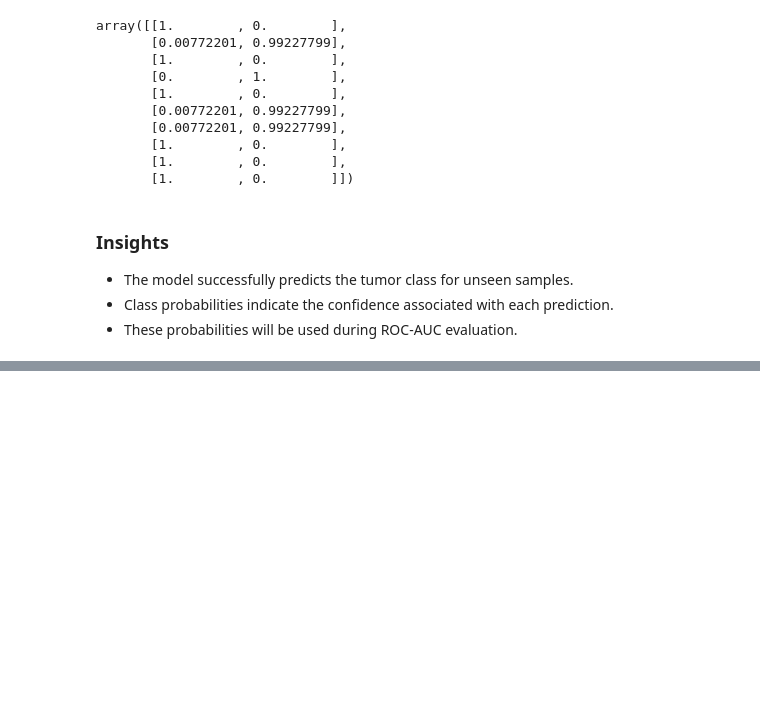
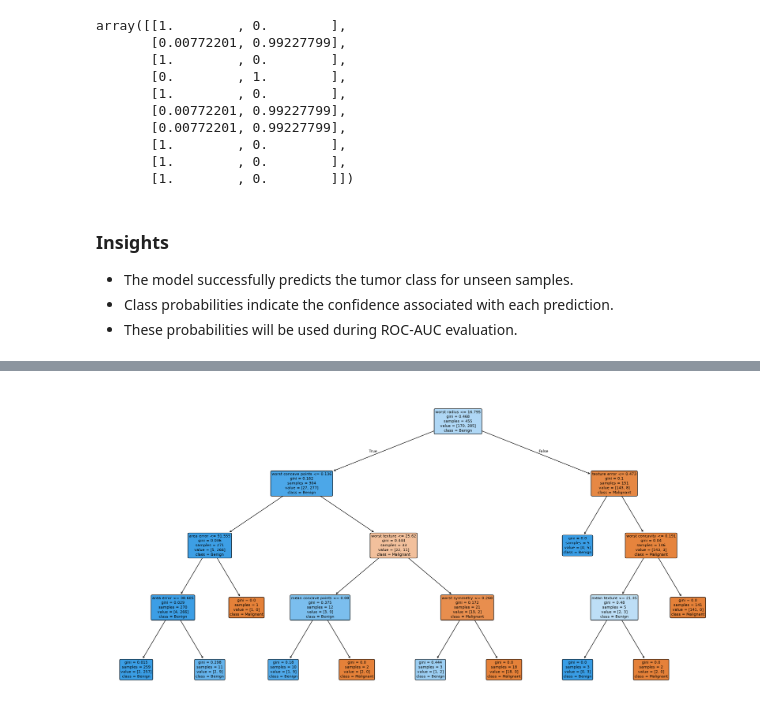
Before and after one commit to Pralishatripathy000/ml-decision-tree, a Jupyter notebook: notebook.ipynb, the cells around one changed output, grey strips where cells are left out. Cells and saved outputs as stored; diff of their text form; code cells hidden in the pictures; blank space fills up the shorter version.

Commit message:
Complete decision tree implementation

```diff
--- a/notebook.ipynb
+++ b/notebook.ipynb
@@ -469,0 +658,23 @@ predictions.head(20).to_csv(
+# %%
+# Visualize the trained Decision Tree
+
+plt.figure(figsize=(24,12))
+
+plot_tree(
+    model,
+    feature_names=X.columns,
+    class_names=["Malignant","Benign"],
+    filled=True,
+    rounded=True,
+    fontsize=8
+)
+
+plt.savefig(
+    "outputs/figures/decision_tree.png",
+    dpi=300,
+    bbox_inches="tight"
+)
+
+plt.show()
+# %% [output]
+[figure, added]
```
Also changed, not shown: parts of 22 cells of this notebook, 8 other files.
